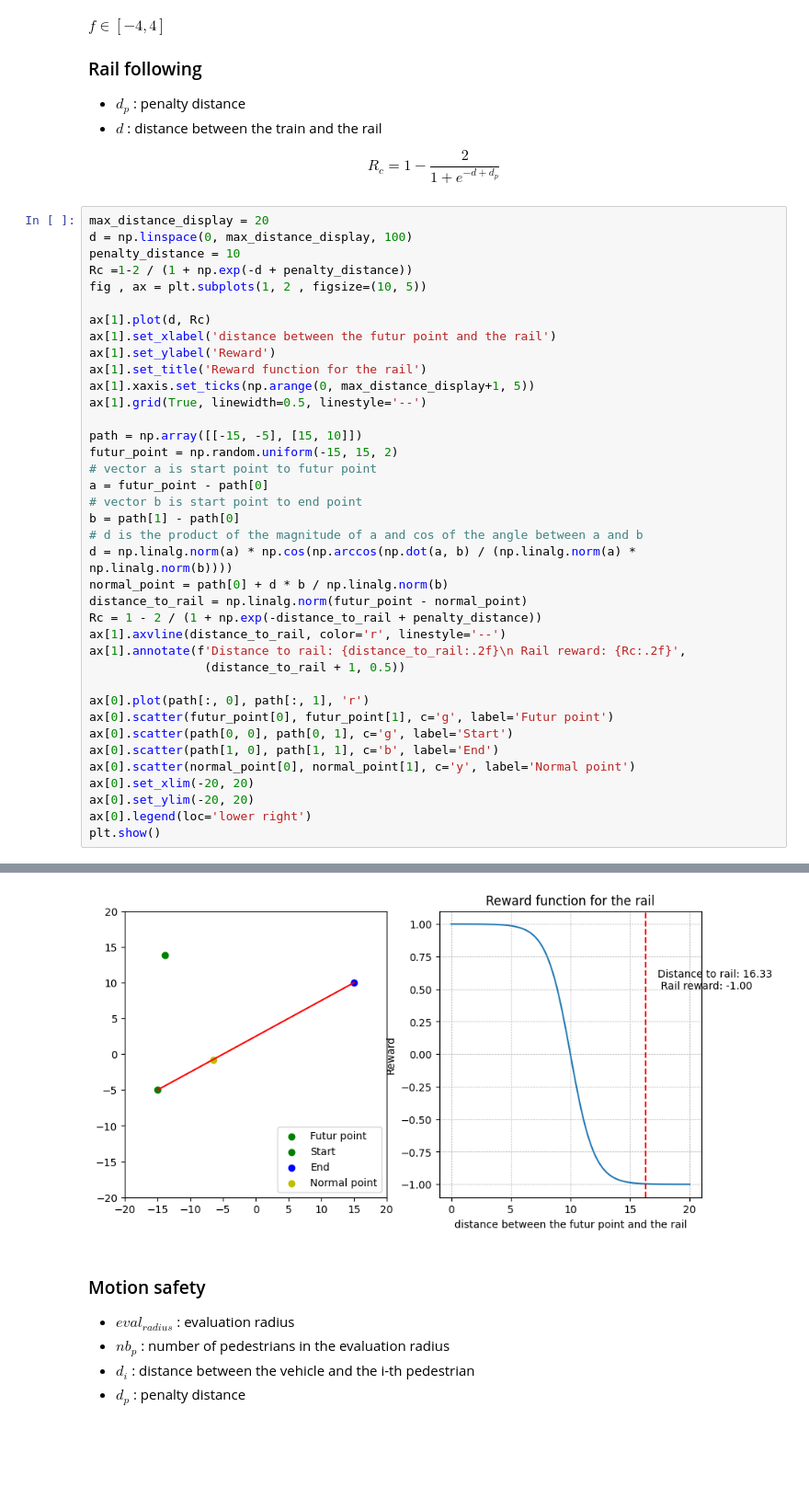
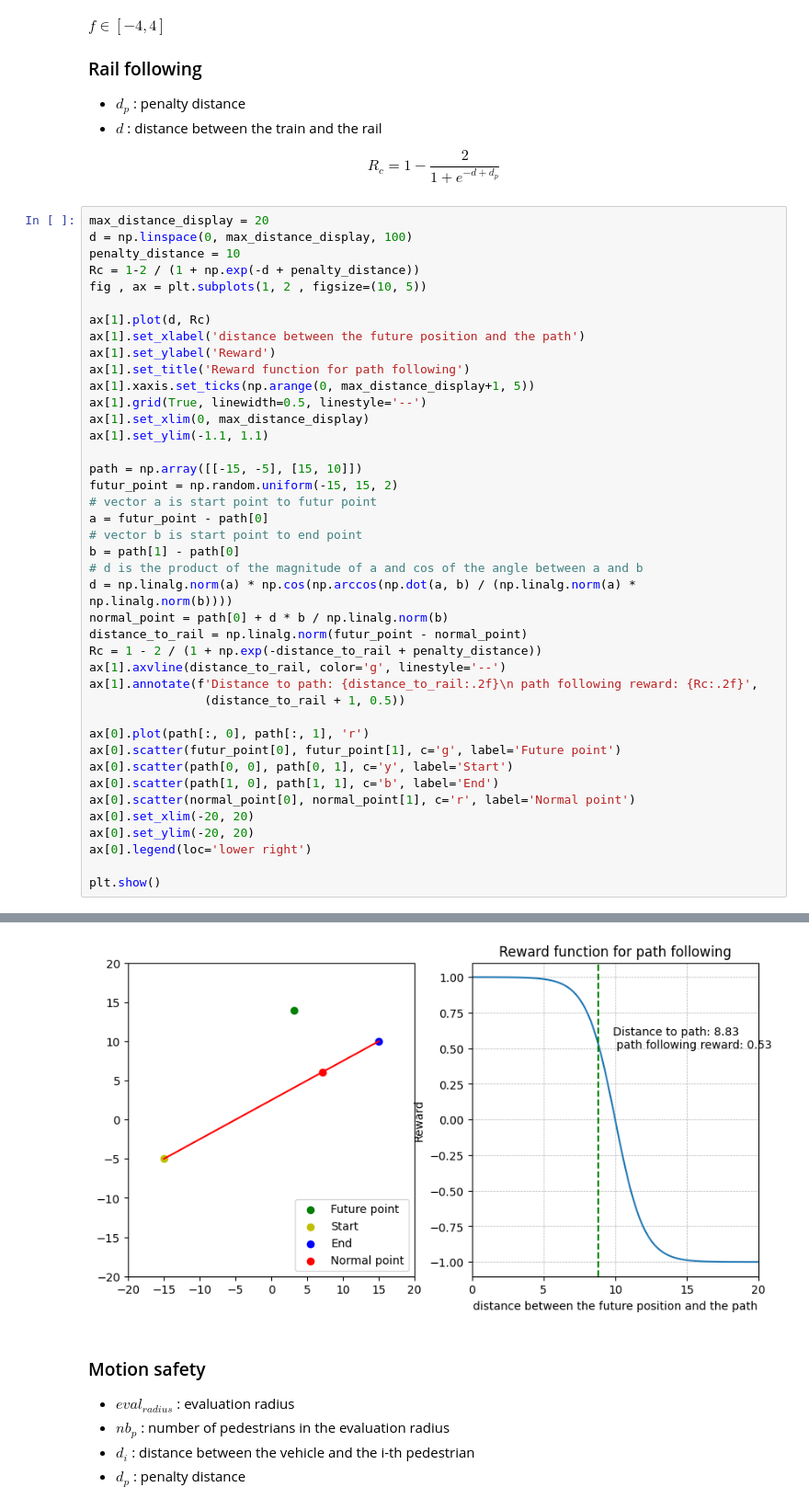
Before and after one commit to White-On/Streamlit_Presentation, a Jupyter notebook: fitness_notebook.ipynb, the cells around one changed output, grey strips where cells are left out. Shown at 92% size. Drawn from its saved outputs; the diff is of its cells as text; blank space fills up the shorter version.

```diff
--- a/fitness_notebook.ipynb
+++ b/fitness_notebook.ipynb
@@ -27,15 +27,17 @@ $$
 max_distance_display = 20
 d = np.linspace(0, max_distance_display, 100)
 penalty_distance = 10
-Rc =1-2 / (1 + np.exp(-d + penalty_distance))
+Rc = 1-2 / (1 + np.exp(-d + penalty_distance))
 fig , ax = plt.subplots(1, 2 , figsize=(10, 5))
 
 ax[1].plot(d, Rc)
-ax[1].set_xlabel('distance between the futur point and the rail')
+ax[1].set_xlabel('distance between the future position and the path')
 ax[1].set_ylabel('Reward')
-ax[1].set_title('Reward function for the rail')
+ax[1].set_title('Reward function for path following')
 ax[1].xaxis.set_ticks(np.arange(0, max_distance_display+1, 5))
 ax[1].grid(True, linewidth=0.5, linestyle='--')
+ax[1].set_xlim(0, max_distance_display)
+ax[1].set_ylim(-1.1, 1.1)
 
 path = np.array([[-15, -5], [15, 10]])
 futur_point = np.random.uniform(-15, 15, 2)
@@ -48,17 +50,18 @@ d = np.linalg.norm(a) * np.cos(np.arccos(np.dot(a, b) / (np.linalg.norm(a) * np.
 normal_point = path[0] + d * b / np.linalg.norm(b)
 distance_to_rail = np.linalg.norm(futur_point - normal_point)
 Rc = 1 - 2 / (1 + np.exp(-distance_to_rail + penalty_distance))
-ax[1].axvline(distance_to_rail, color='r', linestyle='--')
-ax[1].annotate(f'Distance to rail: {distance_to_rail:.2f}\n Rail reward: {Rc:.2f}',
+ax[1].axvline(distance_to_rail, color='g', linestyle='--')
+ax[1].annotate(f'Distance to path: {distance_to_rail:.2f}\n path following reward: {Rc:.2f}',
                 (distance_to_rail + 1, 0.5))
 
 ax[0].plot(path[:, 0], path[:, 1], 'r')
-ax[0].scatter(futur_point[0], futur_point[1], c='g', label='Futur point')
-ax[0].scatter(path[0, 0], path[0, 1], c='g', label='Start')
+ax[0].scatter(futur_point[0], futur_point[1], c='g', label='Future point')
+ax[0].scatter(path[0, 0], path[0, 1], c='y', label='Start')
 ax[0].scatter(path[1, 0], path[1, 1], c='b', label='End')
-ax[0].scatter(normal_point[0], normal_point[1], c='y', label='Normal point')
+ax[0].scatter(normal_point[0], normal_point[1], c='r', label='Normal point')
 ax[0].set_xlim(-20, 20)
 ax[0].set_ylim(-20, 20)
 ax[0].legend(loc='lower right')
+
 plt.show()
 # %% [output]
@@ -65,4 +69,4 @@ plt.show()
-[figure, old version]
+[figure, new version]
 # %% [markdown]
 ### Motion safety
 - $eval_{radius}$ : evaluation radius
```
Also changed, not shown: parts of 5 cells of this notebook, 2 other files.
